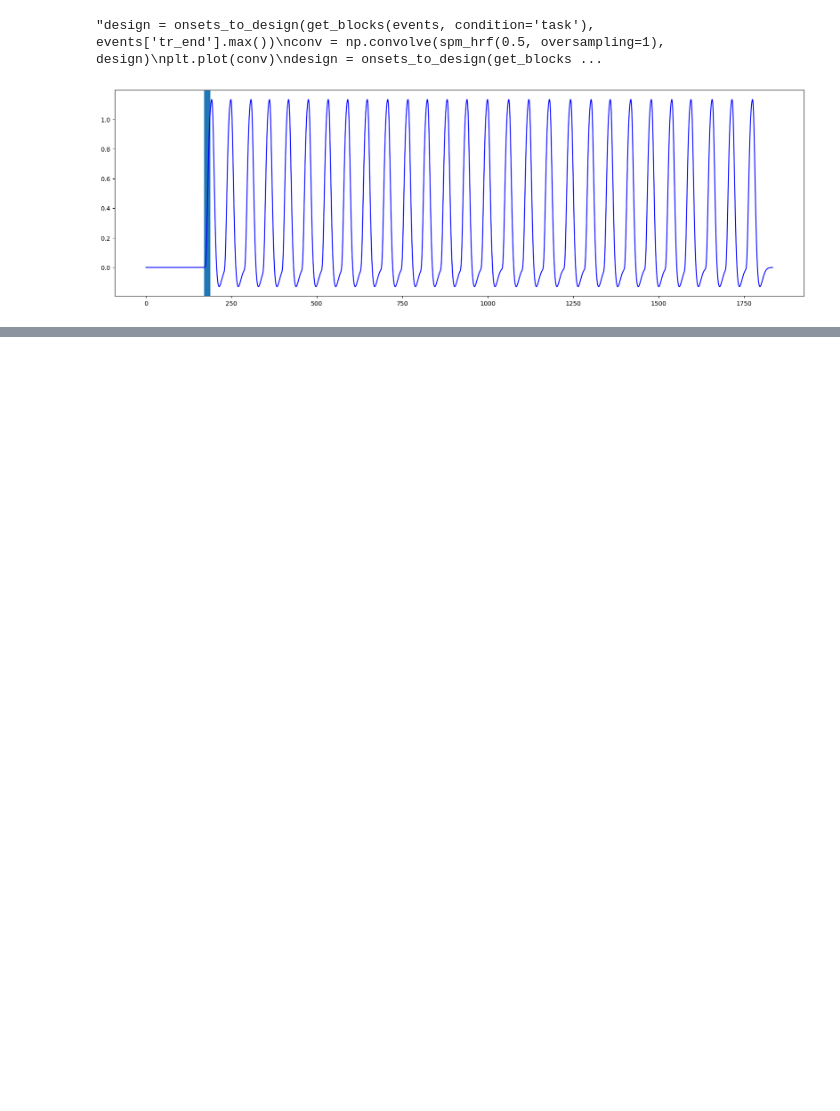
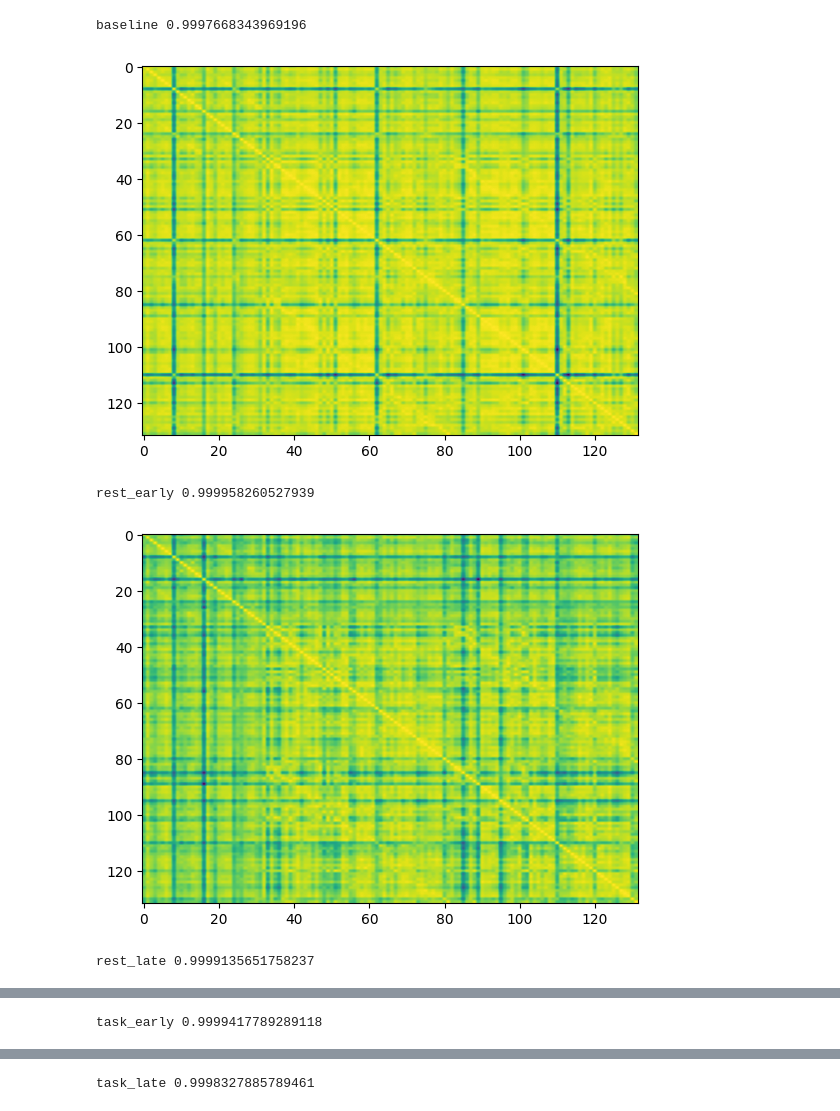
Before and after one commit to abry1701/NeuroComp2025_TPFinal, a Jupyter notebook: main.ipynb, the cells around one changed output, grey strips where cells are left out. Saved outputs shown, nothing was run; the diff lists cells and outputs as text; code cells hidden in the pictures; blank space fills up the shorter version.

Commit message:
New timeseries analysis script

```diff
--- a/main.ipynb
+++ b/main.ipynb
@@ -23,6 +1,20 @@ Note: you may need to restart the kernel to use updated packages.
 # %%
 #Sample data
 
-atlas = 'D:/Physiology_of_Action_Lab/Prisma_ITI_DePino/Schaefer2018_100Parcels_7Networks_order_Tian_Subcortex_S2_MNI152NLin6Asym_2mm.nii.gz'
+bids_data_path = 'D:/Physiology_of_Action_Lab/Prisma_ITI_DePino'
+timeseries_path = 'D:/Coursework/NeuroComp2025_TPFinal/Data/TimeSeries'
+
+excluded_subjects_id = ['06', '12', '15', '21', '42', '44']
+
+#atlas = 'D:/Physiology_of_Action_Lab/Prisma_ITI_DePino/Schaefer2018_100Parcels_7Networks_order_Tian_Subcortex_S2_MNI152NLin6Asym_2mm.nii.gz'
 events_file = 'D:/Physiology_of_Action_Lab/Prisma_ITI_DePino/sub-01/func/sub-01_task-mslWithITI_dir-AP_events.tsv'
 bold_file = 'D:/Physiology_of_Action_Lab/Prisma_ITI_DePino/derivatives/sub-01/sub-01_task-mslWithITI_dir-AP_desc-smooth_space-IXI549Space_bold.nii.gz'
+
+n_early_blocks_by_task = {
+    'mslWithITI': 4,
+    'mslWithoutITI': 6
+}
+n_late_blocks_by_task = {
+    'mslWithITI': 24,
+    'mslWithoutITI': 22
+}
@@ -141,17 +235,19 @@ plt.fill_between(np.arange(0,1771), 0, 1, where=design>0)
-# %%
-from nilearn.glm.first_level import spm_hrf
-
-design = onsets_to_design(get_blocks(events, condition='rest'), events['tr_end'].max())
-conv = np.convolve(spm_hrf(0.5, oversampling=1), design)
-plt.figure(figsize=(20, 6))
-plt.plot(conv, color='blue')
-plt.axvspan(events['tr_start'].iloc[2], events['tr_end'].iloc[2])
-'''design = onsets_to_design(get_blocks(events, condition='task'), events['tr_end'].max())
-conv = np.convolve(spm_hrf(0.5, oversampling=1), design)
-plt.plot(conv)
-design = onsets_to_design(get_blocks(events, condition='baseline'), events['tr_end'].max())
-conv = np.convolve(spm_hrf(0.5, oversampling=1), design)
-plt.plot(conv)'''
-# %% [output]
-"design = onsets_to_design(get_blocks(events, condition='task'), events['tr_end'].max())\nconv = np.convolve(spm_hrf(0.5, oversampling=1), design)\nplt.plot(conv)\ndesign = onsets_to_design(get_blocks ...
-[figure, removed]
+# %%
+correlation_data = {}
+for task_id in timeseries_data:
+    correlation_data[task_id] = {}
+    for sub_id in timeseries_data[task_id]:
+        correlation_data[task_id][sub_id] = {}
+        for design in timeseries_data[task_id][sub_id]:
+            corr = np.corrcoef(timeseries_data[task_id][sub_id][design])
+            #np.fill_diagonal(corr, 0)
+            correlation_data[task_id][sub_id][design] = corr
+            print(design, corr.min())
+            plt.imshow(corr, aspect='auto')
+            plt.show()
+# %% [output]
+baseline 0.9997668343969196
+[figure, added]
+rest_early 0.999958260527939
+[figure, added]
+rest_late 0.9999135651758237
@@ -157,0 +255 @@ plt.plot(conv)'''
+task_early 0.9999417789289118
@@ -157,0 +257 @@ plt.plot(conv)'''
+task_late 0.9998327885789461
```
Also changed, not shown: parts of 9 cells of this notebook, 12 other files.
